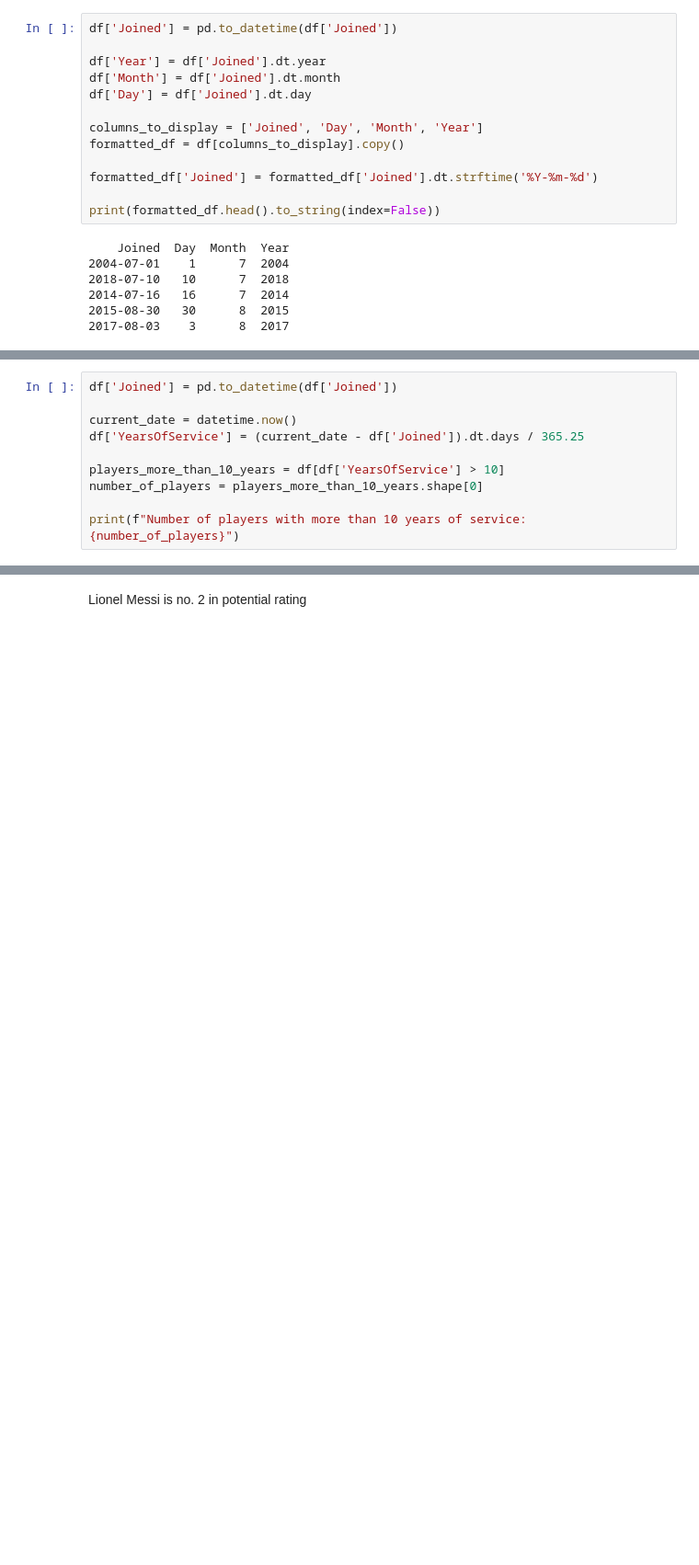
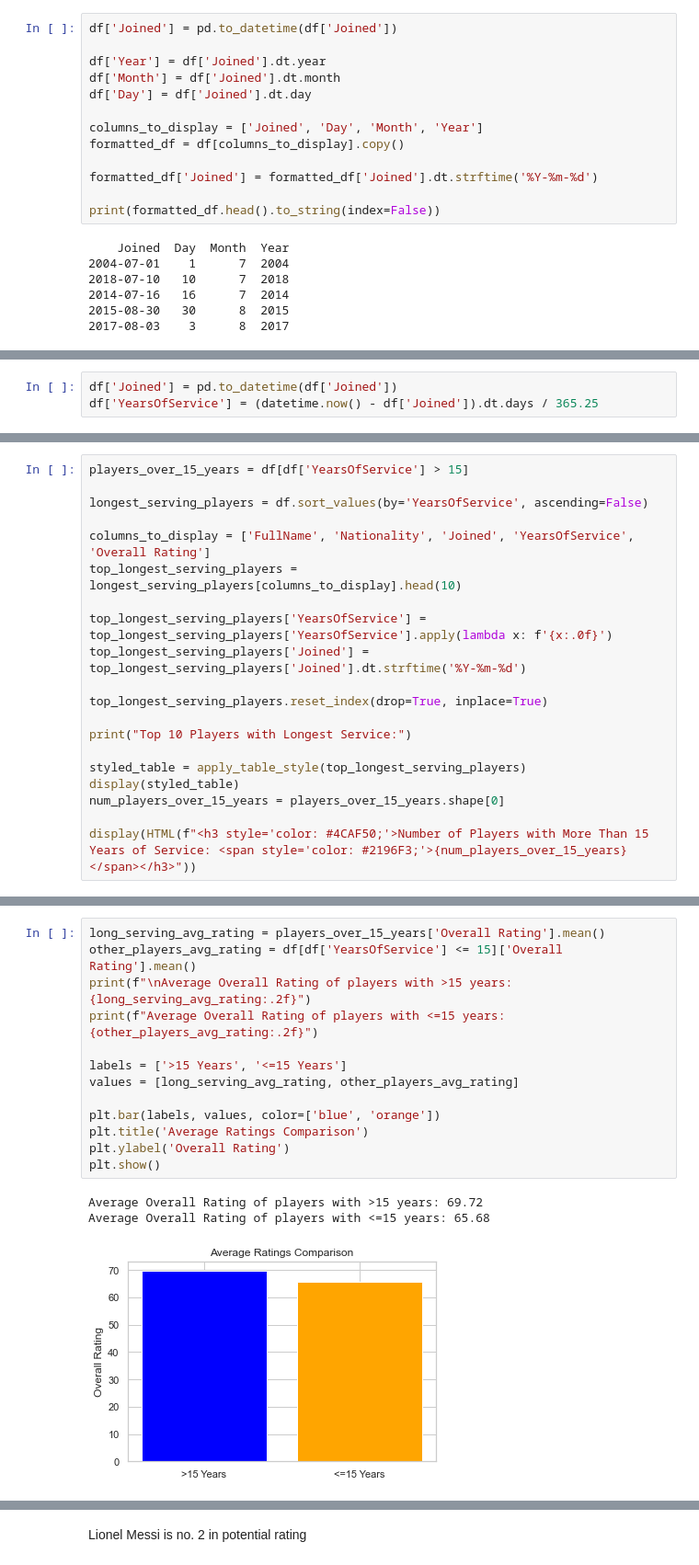
Before and after one commit to Usayed777/PortfolioProjects, a Jupyter notebook: Fifa.ipynb, the cells around one changed output, grey strips where cells are left out. Shown at 92% size. Saved outputs shown, nothing was run; the diff lists cells and outputs as text; blank space fills up the shorter version.

```diff
--- a/Fifa.ipynb
+++ b/Fifa.ipynb
@@ -271,10 +275,3 @@ print(formatted_df.head().to_string(index=False))
 # %%
 df['Joined'] = pd.to_datetime(df['Joined'])
-
-current_date = datetime.now()
-df['YearsOfService'] = (current_date - df['Joined']).dt.days / 365.25
-
-players_more_than_10_years = df[df['YearsOfService'] > 10]
-number_of_players = players_more_than_10_years.shape[0]
-
-print(f"Number of players with more than 10 years of service: {number_of_players}")
+df['YearsOfService'] = (datetime.now() - df['Joined']).dt.days / 365.25
@@ -282,0 +278,20 @@ Number of players with more than 10 years of service: 1080
+# %%
+players_over_15_years = df[df['YearsOfService'] > 15]
+
+longest_serving_players = df.sort_values(by='YearsOfService', ascending=False)
+
+columns_to_display = ['FullName', 'Nationality', 'Joined', 'YearsOfService', 'Overall Rating']
+top_longest_serving_players = longest_serving_players[columns_to_display].head(10)
+
+top_longest_serving_players['YearsOfService'] = top_longest_serving_players['YearsOfService'].apply(lambda x: f'{x:.0f}')
+top_longest_serving_players['Joined'] = top_longest_serving_players['Joined'].dt.strftime('%Y-%m-%d')
+
+top_longest_serving_players.reset_index(drop=True, inplace=True)
+
+print("Top 10 Players with Longest Service:")
+
+styled_table = apply_table_style(top_longest_serving_players)
+display(styled_table)
+num_players_over_15_years = players_over_15_years.shape[0]
+
+display(HTML(f"<h3 style='color: #4CAF50;'>Number of Players with More Than 15 Years of Service: <span style='color: #2196F3;'>{num_players_over_15_years}</span></h3>"))
@@ -282,0 +340,17 @@ Number of players with more than 10 years of service: 1080
+# %%
+long_serving_avg_rating = players_over_15_years['Overall Rating'].mean()
+other_players_avg_rating = df[df['YearsOfService'] <= 15]['Overall Rating'].mean()
+print(f"\nAverage Overall Rating of players with >15 years: {long_serving_avg_rating:.2f}")
+print(f"Average Overall Rating of players with <=15 years: {other_players_avg_rating:.2f}")
+
+labels = ['>15 Years', '<=15 Years']
+values = [long_serving_avg_rating, other_players_avg_rating]
+
+plt.bar(labels, values, color=['blue', 'orange'])
+plt.title('Average Ratings Comparison')
+plt.ylabel('Overall Rating')
+plt.show()
+# %% [output]
+Average Overall Rating of players with >15 years: 69.72
+Average Overall Rating of players with <=15 years: 65.68
+[figure, added]
```
Also changed, not shown: parts of 63 cells of this notebook.
